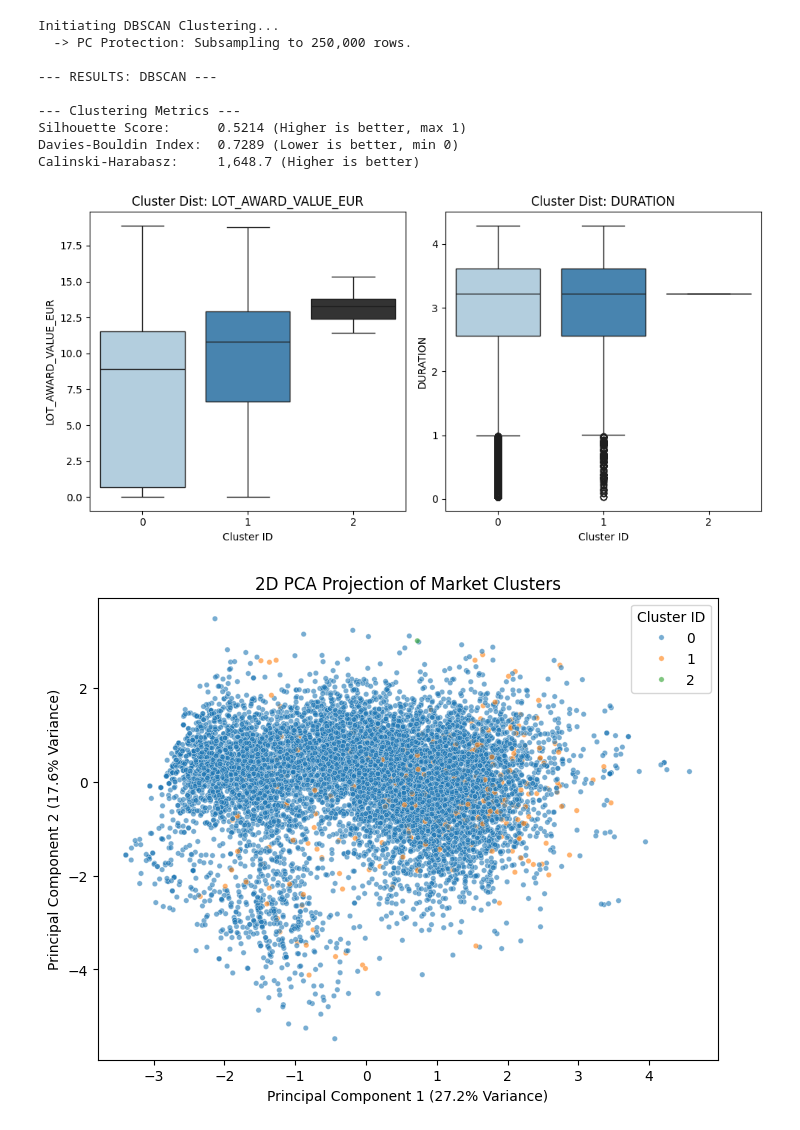
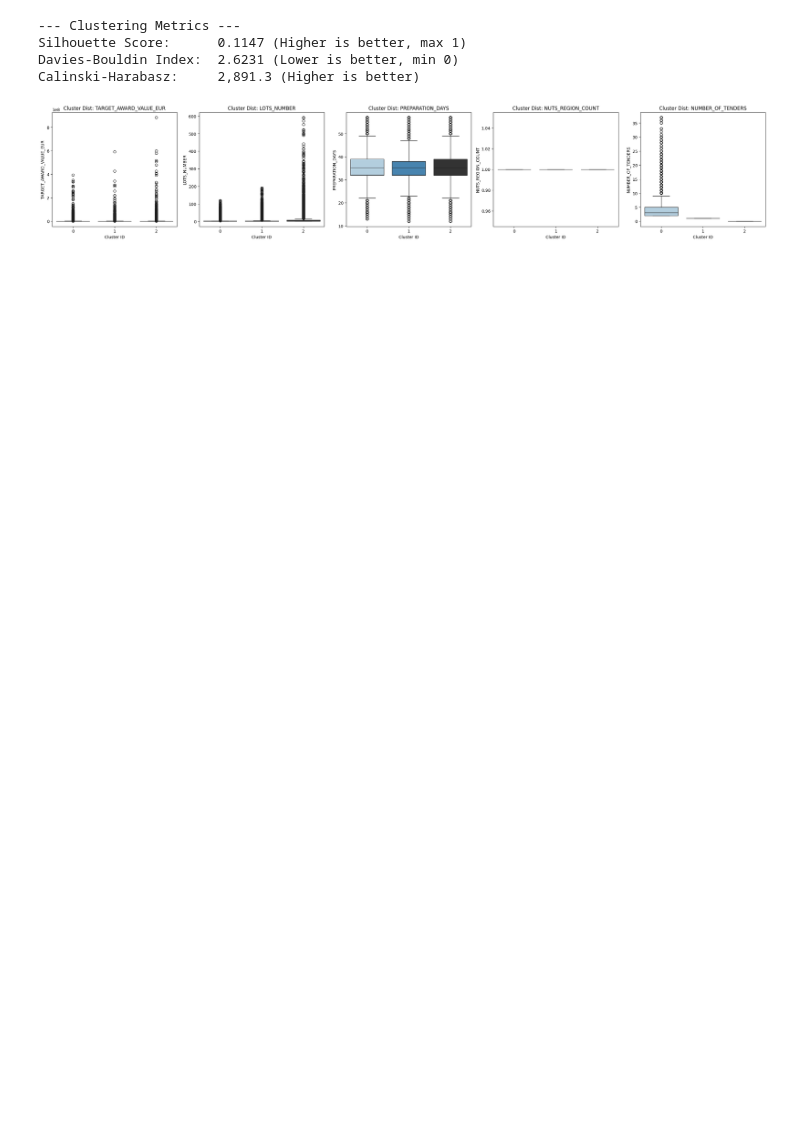
Before and after one commit to msuess23/egov-aids, a Jupyter notebook: 06_clustering.ipynb, the cells around one changed output. Saved outputs shown, nothing was run; the diff lists cells and outputs as text; code cells hidden in the pictures; blank space fills up the shorter version.

```diff
--- a/06_clustering.ipynb
+++ b/06_clustering.ipynb
@@ -78,34 +86,27 @@ Calinski-Harabasz:     5,952.8 (Higher is better)
 # %%
 # ------------------------------------------------------------------------------
-# STEP 3: Model 2 - DBSCAN
+# STEP 3: DBSCAN Clustering (Outlier Detection)
 # ------------------------------------------------------------------------------
+
 df_db, labels_db, X_proc_db, _ = train_dbscan(
     df=df_cluster,
-    categorical_cols=categorical_cols,
-    numeric_cols=numeric_cols,
-    eps=1.5,
-    min_samples=20,
-    max_rows=250000  # Explicitly controlling the PC protection limit
+    categorical_cols=[],
+    numeric_cols=numeric_cols_for_clustering,
+    eps=0.5,
+    min_samples=30,
+    max_rows=100000
 )
 
-print("\n--- RESULTS: DBSCAN ---")
 evaluate_clustering(X_proc_db, labels_db)
 df_db['CLUSTER'] = labels_db
 
 if len(set(labels_db)) > 1:
-    plot_cluster_profiles(df_db[df_db['CLUSTER'] != -1], 'CLUSTER', ['LOT_AWARD_VALUE_EUR', 'DURATION'])
-    plot_cluster_scatter_2d(X_proc_db[labels_db != -1], labels_db[labels_db != -1])
+    plot_cluster_profiles(df_db[df_db['CLUSTER'] != -1], 'CLUSTER', numeric_cols_for_clustering)
 # %% [output]
-Initiating DBSCAN Clustering...
-  -> PC Protection: Subsampling to 250,000 rows.
-
---- RESULTS: DBSCAN ---
-
 --- Clustering Metrics ---
-Silhouette Score:      0.5214 (Higher is better, max 1)
-Davies-Bouldin Index:  0.7289 (Lower is better, min 0)
-Calinski-Harabasz:     1,648.7 (Higher is better)
+Silhouette Score:      0.1147 (Higher is better, max 1)
+Davies-Bouldin Index:  2.6231 (Lower is better, min 0)
+Calinski-Harabasz:     2,891.3 (Higher is better)
-[figure, old version]
+[figure, new version]
-[figure, removed]
 # %%
 # ------------------------------------------------------------------------------
```
Also changed, not shown: parts of 4 cells of this notebook, 23 other files.
